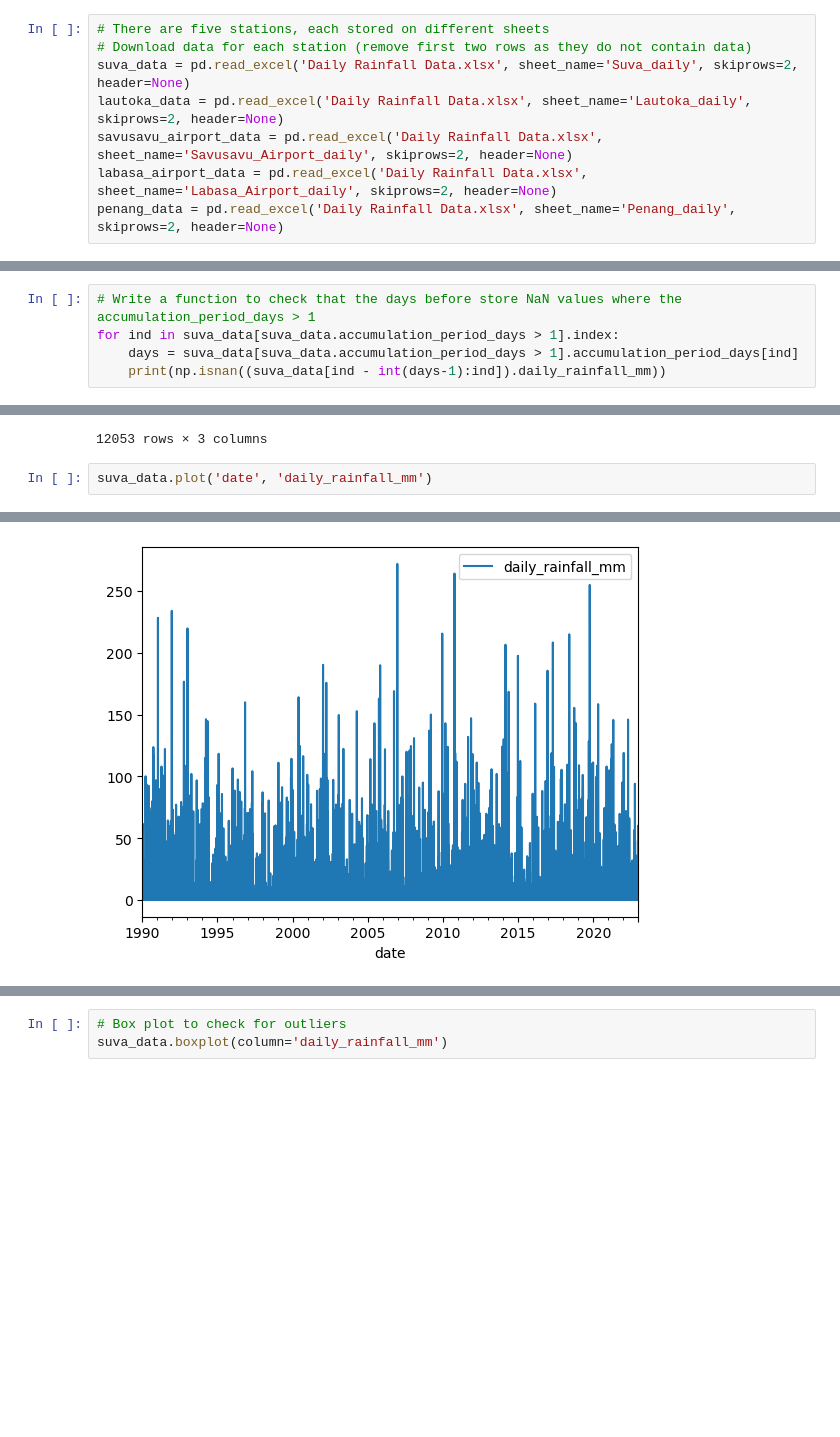
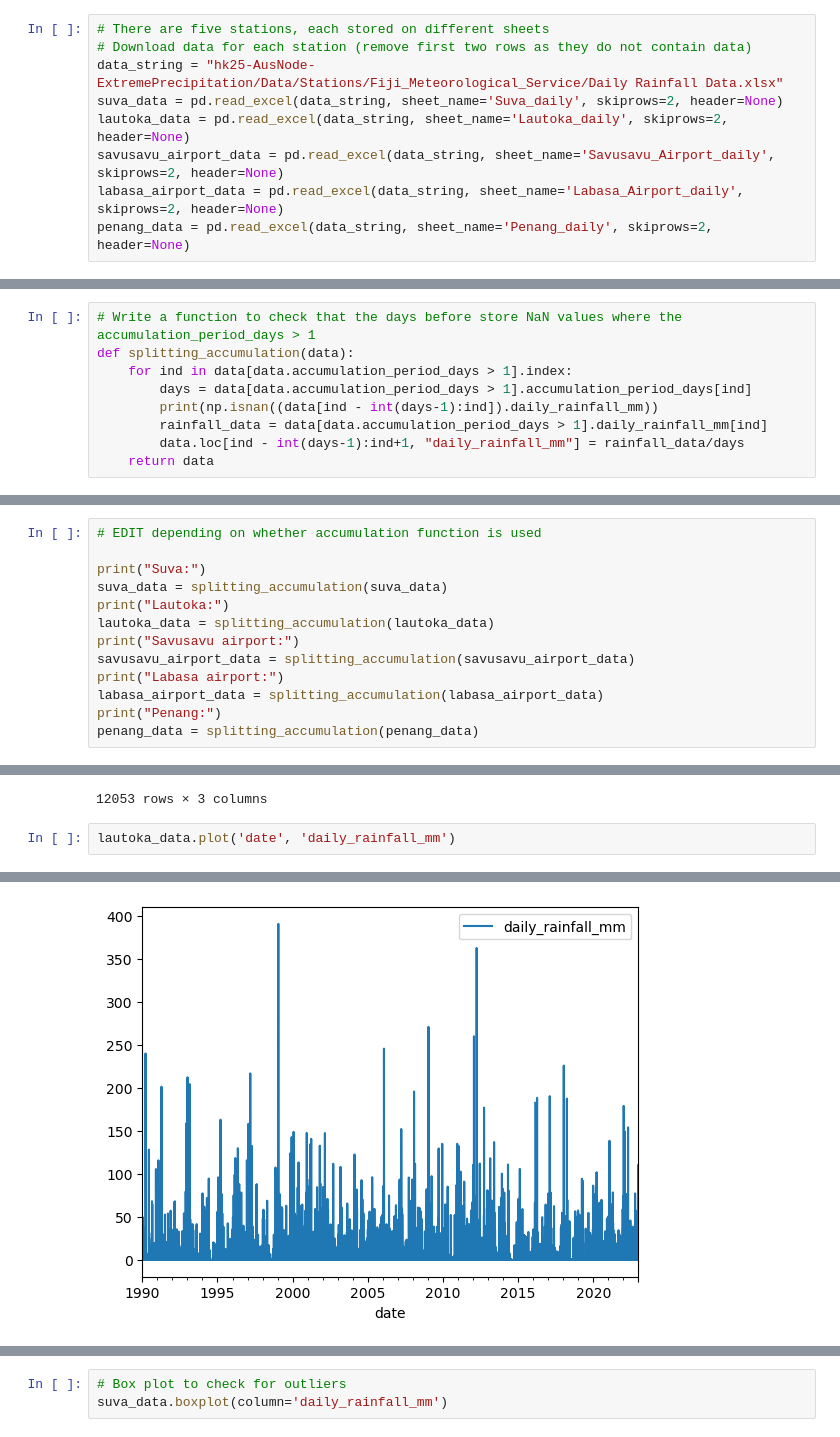
Before and after one commit to 21centuryweather/hk25-AusNode-ExtremePrecipitation, a Jupyter notebook: Code/f_clean_daily.ipynb, the cells around one changed output, grey strips where cells are left out. Saved outputs shown, nothing was run; the diff lists cells and outputs as text; blank space fills up the shorter version.

Commit message:
Updated code and added Lautoka daily data

```diff
--- a/Code/f_clean_daily.ipynb
+++ b/Code/f_clean_daily.ipynb
@@ -7,11 +7,12 @@ import matplotlib.pyplot as plt
 # %%
 # There are five stations, each stored on different sheets
 # Download data for each station (remove first two rows as they do not contain data)
-suva_data = pd.read_excel('Daily Rainfall Data.xlsx', sheet_name='Suva_daily', skiprows=2, header=None)
-lautoka_data = pd.read_excel('Daily Rainfall Data.xlsx', sheet_name='Lautoka_daily', skiprows=2, header=None)
-savusavu_airport_data = pd.read_excel('Daily Rainfall Data.xlsx', sheet_name='Savusavu_Airport_daily', skiprows=2, header=None)
-labasa_airport_data = pd.read_excel('Daily Rainfall Data.xlsx', sheet_name='Labasa_Airport_daily', skiprows=2, header=None)
-penang_data = pd.read_excel('Daily Rainfall Data.xlsx', sheet_name='Penang_daily', skiprows=2, header=None)
+data_string = "hk25-AusNode-ExtremePrecipitation/Data/Stations/Fiji_Meteorological_Service/Daily Rainfall Data.xlsx"
+suva_data = pd.read_excel(data_string, sheet_name='Suva_daily', skiprows=2, header=None)
+lautoka_data = pd.read_excel(data_string, sheet_name='Lautoka_daily', skiprows=2, header=None)
+savusavu_airport_data = pd.read_excel(data_string, sheet_name='Savusavu_Airport_daily', skiprows=2, header=None)
+labasa_airport_data = pd.read_excel(data_string, sheet_name='Labasa_Airport_daily', skiprows=2, header=None)
+penang_data = pd.read_excel(data_string, sheet_name='Penang_daily', skiprows=2, header=None)
 # %%
 # Update headers
 suva_data.columns = ['date', 'daily_rainfall_mm','accumulation_period_days']
@@ -66,5 +89,9 @@ suva_data[suva_data.accumulation_period_days > 1]
 # %%
 # Write a function to check that the days before store NaN values where the accumulation_period_days > 1
-for ind in suva_data[suva_data.accumulation_period_days > 1].index:
-    days = suva_data[suva_data.accumulation_period_days > 1].accumulation_period_days[ind]
-    print(np.isnan((suva_data[ind - int(days-1):ind]).daily_rainfall_mm))
+def splitting_accumulation(data):
+    for ind in data[data.accumulation_period_days > 1].index:
+        days = data[data.accumulation_period_days > 1].accumulation_period_days[ind]
+        print(np.isnan((data[ind - int(days-1):ind]).daily_rainfall_mm))
+        rainfall_data = data[data.accumulation_period_days > 1].daily_rainfall_mm[ind]
+        data.loc[ind - int(days-1):ind+1, "daily_rainfall_mm"] = rainfall_data/days
+    return data
@@ -88,0 +98,13 @@ for ind in suva_data[suva_data.accumulation_period_days > 1].index:
+# %%
+# EDIT depending on whether accumulation function is used
+
+print("Suva:")
+suva_data = splitting_accumulation(suva_data)
+print("Lautoka:")
+lautoka_data = splitting_accumulation(lautoka_data)
+print("Savusavu airport:")
+savusavu_airport_data = splitting_accumulation(savusavu_airport_data)
+print("Labasa airport:")
+labasa_airport_data = splitting_accumulation(labasa_airport_data)
+print("Penang:")
+penang_data = splitting_accumulation(penang_data)
@@ -134,9 +180,9 @@ suva_data
 | 12052 | 2022-12-31 | 3.6 | 1.0 |
 12053 rows × 3 columns
 # %%
-suva_data.plot('date', 'daily_rainfall_mm')
+lautoka_data.plot('date', 'daily_rainfall_mm')
 # %% [output]
 <Axes: xlabel='date'>
-[figure, old version]
+[figure, new version]
 # %%
 # Save data
```
Also changed, not shown: parts of 8 cells of this notebook, 1 other file.
